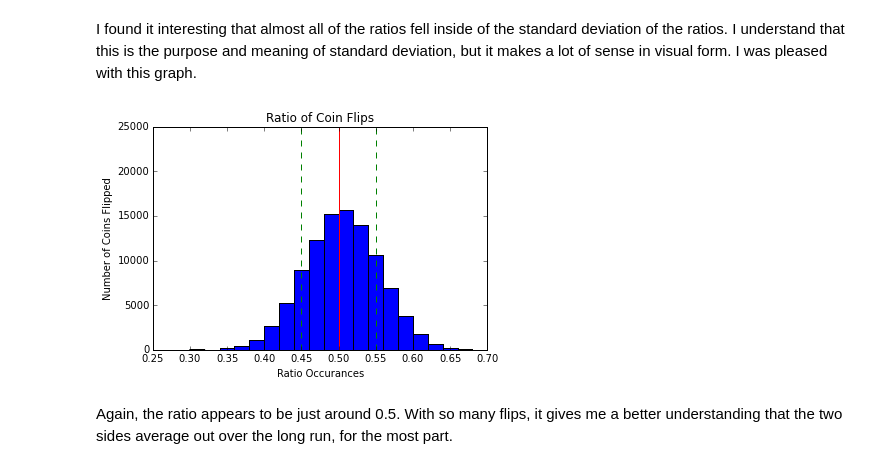
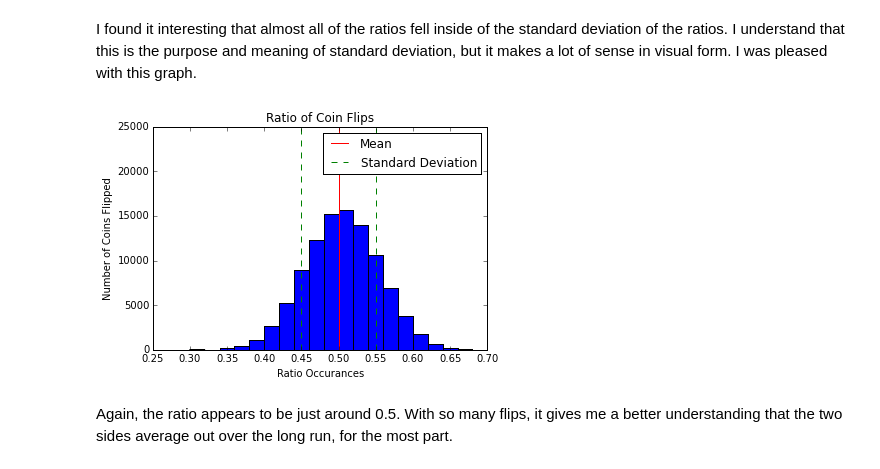
Before and after one commit to tiy-gvl-python-2015-09/charting-coin-flips, a Jupyter notebook: Charting coin-flips -- W3D2 Homework.ipynb, the cells around one changed output. Cells and saved outputs as stored; diff of their text form; code cells hidden in the pictures.

```diff
--- a/Charting coin-flips -- W3D2 Homework.ipynb
+++ b/Charting coin-flips -- W3D2 Homework.ipynb
@@ -121,4 +123,4 @@ I found it interesting that almost all of the ratios fell inside of the standard
 def ratio_heads_total_flips(collection):
     return [collection[x].count(1) / len(collection[x]) for x in range(len(collection))]
 # %%
-ttyt = hard_coin_flip_simulator(100000)
+big_data = hard_coin_flip_simulator(100000)
@@ -129,15 +127,19 @@ bingo = mean(bessie)
+# %%
+big_ratio = ratio_heads_total_flips(big_data)
+big_standard_deviation = statistics.stdev(big_ratio)
+big_mean = mean(big_ratio)
 # %%
-plt.hist(bessie, bins=20)
+plt.hist(big_ratio, bins=20)
 plt.title("Ratio of Coin Flips")
 plt.ylabel("Number of Coins Flipped")
 plt.xlabel("Ratio Occurances")
-plt.vlines(bingo, ymin=0, ymax=25000, color="red")
-plt.vlines(bingo + barry, ymin=0, ymax=25000, color="green", linestyles="dashed")
-
-plt.vlines(bingo - barry, ymin=0, ymax=25000, color="green", linestyles="dashed")
+plt.vlines(big_mean, ymin=0, label="Mean", ymax=25000, color="red")
+plt.vlines(big_mean + big_standard_deviation, ymin=0, ymax=25000, label="Standard Deviation", color="green", linestyles="dashed")
+plt.vlines(big_mean - big_standard_deviation, ymin=0, ymax=25000, color="green", linestyles="dashed")
+plt.legend()
 plt.show()
 # %% [output]
-[figure, old version]
+[figure, new version]
 # %% [markdown]
 Again, the ratio appears to be just around 0.5.  With so many flips, it gives me a better understanding that the two sides average out over the long run, for the most part.
 # %%
```
Also changed, not shown: parts of 16 cells of this notebook.
